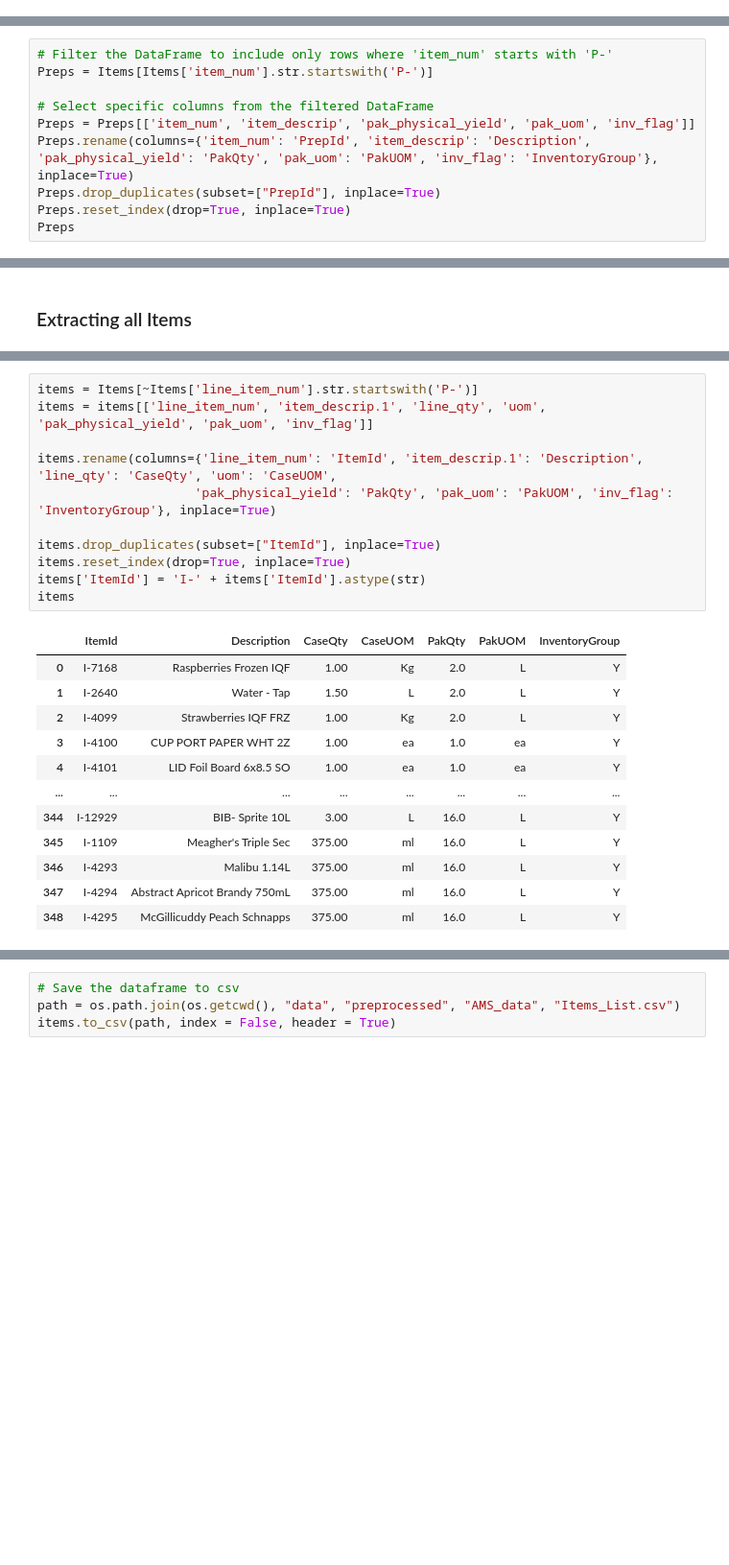
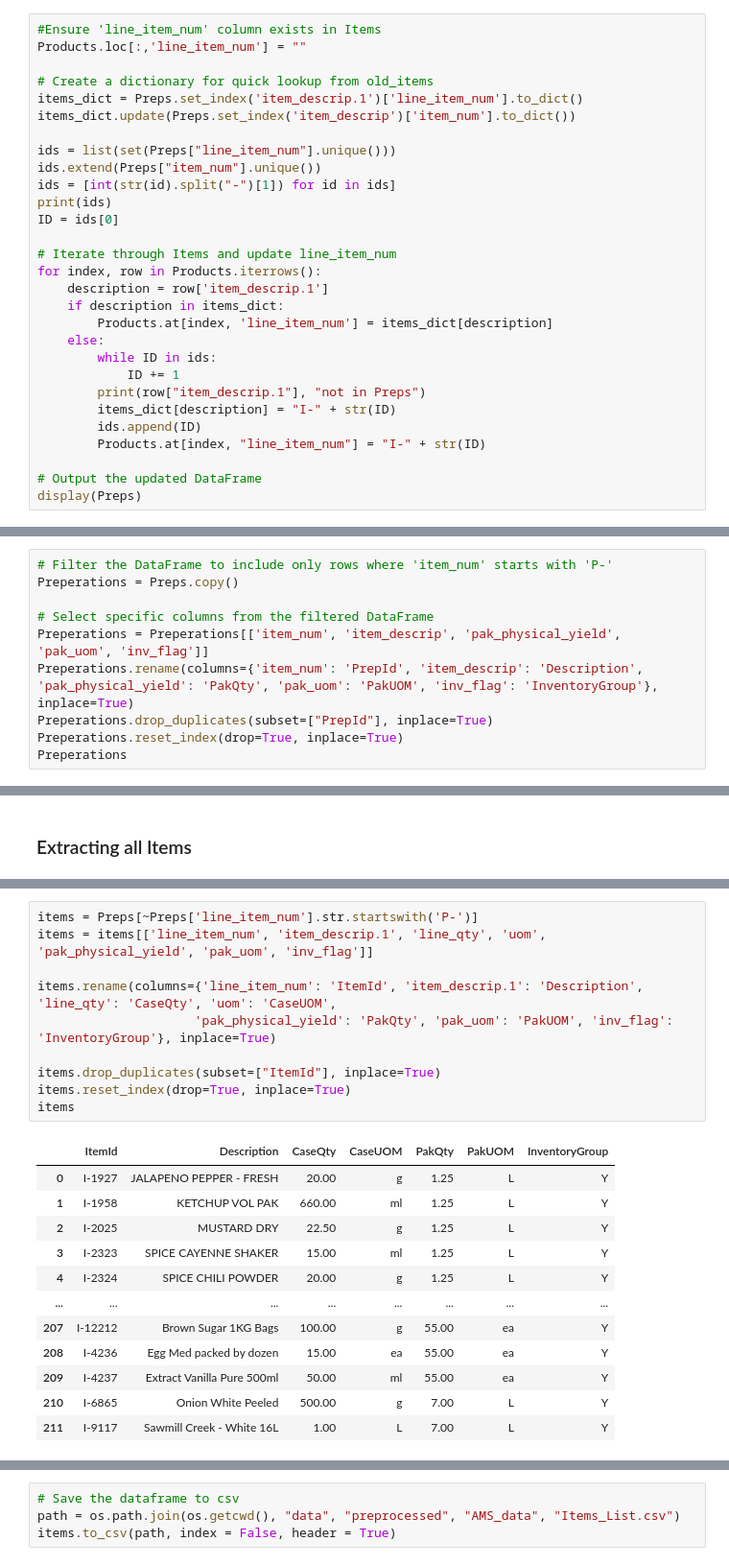
Before and after one commit to SEEDSProjects/CFFS_Label_2024_25, a Jupyter notebook: Notebooks_AMS/1_preprocessing_data.ipynb, the cells around one changed output, grey strips where cells are left out. Shown: that part at 96% size. Drawn from its saved outputs; the diff is of its cells as text; blank space fills up the shorter version.

```diff
--- a/Notebooks_AMS/1_preprocessing_data.ipynb
+++ b/Notebooks_AMS/1_preprocessing_data.ipynb
@@ -268,0 +417,29 @@ print(type(Items['line_item_num'].iloc[0]))
+# %%
+#Ensure 'line_item_num' column exists in Items
+Products.loc[:,'line_item_num'] = ""
+
+# Create a dictionary for quick lookup from old_items
+items_dict = Preps.set_index('item_descrip.1')['line_item_num'].to_dict()
+items_dict.update(Preps.set_index('item_descrip')['item_num'].to_dict())
+
+ids = list(set(Preps["line_item_num"].unique()))
+ids.extend(Preps["item_num"].unique())
+ids = [int(str(id).split("-")[1]) for id in ids]
+print(ids)
+ID = ids[0]
+
+# Iterate through Items and update line_item_num
+for index, row in Products.iterrows():
+    description = row['item_descrip.1']
+    if description in items_dict:
+        Products.at[index, 'line_item_num'] = items_dict[description]
+    else:
+        while ID in ids:
+            ID += 1
+        print(row["item_descrip.1"], "not in Preps")
+        items_dict[description] = "I-" + str(ID)
+        ids.append(ID)
+        Products.at[index, "line_item_num"] = "I-" + str(ID)
+
+# Output the updated DataFrame
+display(Preps)
@@ -270,13 +475,13 @@ print(type(Items['line_item_num'].iloc[0]))
 ### Extracting all Preps
 # %%
 # Filter the DataFrame to include only rows where 'item_num' starts with 'P-'
-Preps = Items[Items['item_num'].str.startswith('P-')]
+Preperations = Preps.copy()
 
 # Select specific columns from the filtered DataFrame
-Preps = Preps[['item_num', 'item_descrip', 'pak_physical_yield', 'pak_uom', 'inv_flag']]
-Preps.rename(columns={'item_num': 'PrepId', 'item_descrip': 'Description', 'pak_physical_yield': 'PakQty', 'pak_uom': 'PakUOM', 'inv_flag': 'InventoryGroup'}, inplace=True)
-Preps.drop_duplicates(subset=["PrepId"], inplace=True)
-Preps.reset_index(drop=True, inplace=True)
-Preps
+Preperations = Preperations[['item_num', 'item_descrip', 'pak_physical_yield', 'pak_uom', 'inv_flag']]
+Preperations.rename(columns={'item_num': 'PrepId', 'item_descrip': 'Description', 'pak_physical_yield': 'PakQty', 'pak_uom': 'PakUOM', 'inv_flag': 'InventoryGroup'}, inplace=True)
+Preperations.drop_duplicates(subset=["PrepId"], inplace=True)
+Preperations.reset_index(drop=True, inplace=True)
+Preperations
 # %% [output]
 |  | PrepId | Description | PakQty | PakUOM | InventoryGroup |
@@ -317,24 +522,23 @@ Items
 # %%
-items = Items[~Items['line_item_num'].str.startswith('P-')]
+items = Preps[~Preps['line_item_num'].str.startswith('P-')]
 items = items[['line_item_num', 'item_descrip.1', 'line_qty', 'uom', 'pak_physical_yield', 'pak_uom', 'inv_flag']]
 
 items.rename(columns={'line_item_num': 'ItemId', 'item_descrip.1': 'Description', 'line_qty': 'CaseQty', 'uom': 'CaseUOM',
                      'pak_physical_yield': 'PakQty', 'pak_uom': 'PakUOM', 'inv_flag': 'InventoryGroup'}, inplace=True)
 
 items.drop_duplicates(subset=["ItemId"], inplace=True)
 items.reset_index(drop=True, inplace=True)
-items['ItemId'] = 'I-' + items['ItemId'].astype(str)
 items
 # %% [output]
 |  | ItemId | Description | CaseQty | CaseUOM | PakQty | PakUOM | InventoryGroup |
-| 0 | I-7168 | Raspberries Frozen IQF | 1.00 | Kg | 2.0 | L | Y |
-| 1 | I-2640 | Water - Tap | 1.50 | L | 2.0 | L | Y |
-| 2 | I-4099 | Strawberries IQF FRZ | 1.00 | Kg | 2.0 | L | Y |
-| 3 | I-4100 | CUP PORT PAPER WHT 2Z | 1.00 | ea | 1.0 | ea | Y |
-| 4 | I-4101 | LID Foil Board 6x8.5 SO | 1.00 | ea | 1.0 | ea | Y |
+| 0 | I-1927 | JALAPENO PEPPER - FRESH | 20.00 | g | 1.25 | L | Y |
+| 1 | I-1958 | KETCHUP VOL PAK | 660.00 | ml | 1.25 | L | Y |
+| 2 | I-2025 | MUSTARD DRY | 22.50 | g | 1.25 | L | Y |
+| 3 | I-2323 | SPICE CAYENNE SHAKER | 15.00 | ml | 1.25 | L | Y |
+| 4 | I-2324 | SPICE CHILI POWDER | 20.00 | g | 1.25 | L | Y |
 | ... | ... | ... | ... | ... | ... | ... | ... |
-| 344 | I-12929 | BIB- Sprite 10L | 3.00 | L | 16.0 | L | Y |
-| 345 | I-1109 | Meagher's Triple Sec | 375.00 | ml | 16.0 | L | Y |
-| 346 | I-4293 | Malibu 1.14L | 375.00 | ml | 16.0 | L | Y |
-| 347 | I-4294 | Abstract Apricot Brandy 750mL | 375.00 | ml | 16.0 | L | Y |
-| 348 | I-4295 | McGillicuddy Peach Schnapps | 375.00 | ml | 16.0 | L | Y |
+| 207 | I-12212 | Brown Sugar 1KG Bags | 100.00 | g | 55.00 | ea | Y |
+| 208 | I-4236 | Egg Med packed by dozen | 15.00 | ea | 55.00 | ea | Y |
+| 209 | I-4237 | Extract Vanilla Pure 500ml | 50.00 | ml | 55.00 | ea | Y |
+| 210 | I-6865 | Onion White Peeled | 500.00 | g | 7.00 | L | Y |
+| 211 | I-9117 | Sawmill Creek - White 16L | 1.00 | L | 7.00 | L | Y |
```
Also changed, not shown: parts of 59 cells of this notebook, 4 other files.
